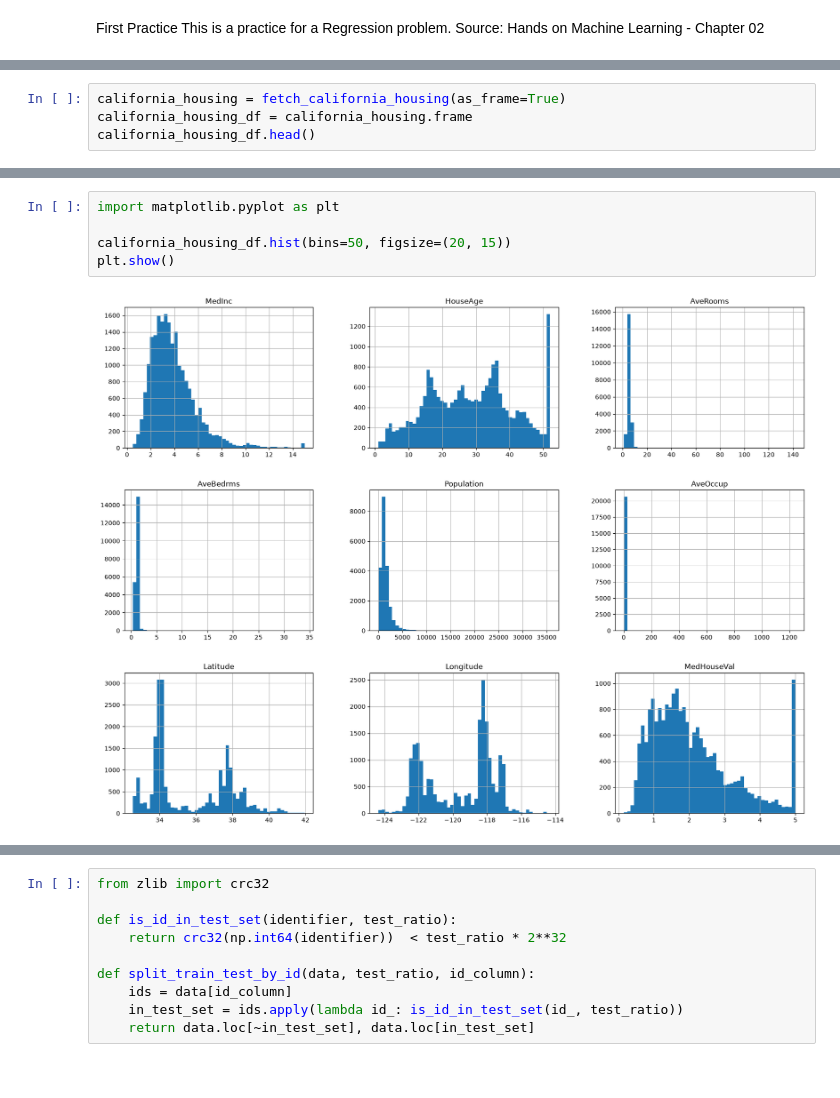
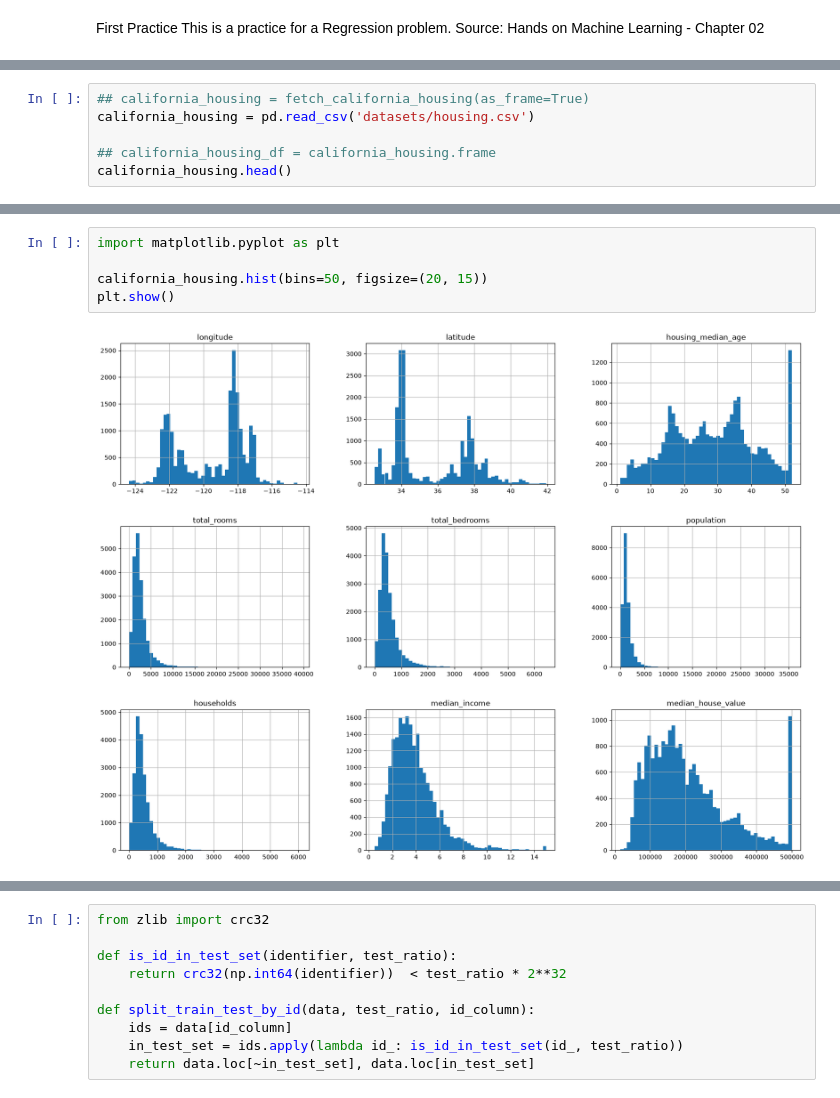
Before and after one commit to seyyedh/ml-phase1, a Jupyter notebook: 01_california_housing.ipynb, the cells around one changed output, grey strips where cells are left out. Saved outputs shown, nothing was run; the diff lists cells and outputs as text.

```diff
--- a/01_california_housing.ipynb
+++ b/01_california_housing.ipynb
@@ -7,5 +8,7 @@ from sklearn.datasets import fetch_california_housing
 # %%
-california_housing = fetch_california_housing(as_frame=True)
-california_housing_df = california_housing.frame
-california_housing_df.head()
+## california_housing = fetch_california_housing(as_frame=True)
+california_housing = pd.read_csv('datasets/housing.csv')
+
+## california_housing_df = california_housing.frame
+california_housing.head()
 # %% [output]
@@ -49,10 +53,10 @@ california_housing_df.describe()
 # %%
 import matplotlib.pyplot as plt
 
-california_housing_df.hist(bins=50, figsize=(20, 15))
+california_housing.hist(bins=50, figsize=(20, 15))
 plt.show()
 # %% [output]
-[figure, old version]
+[figure, new version]
 # %%
 import numpy as np
 
```
Also changed, not shown: parts of 14 cells of this notebook, 1 other file.
